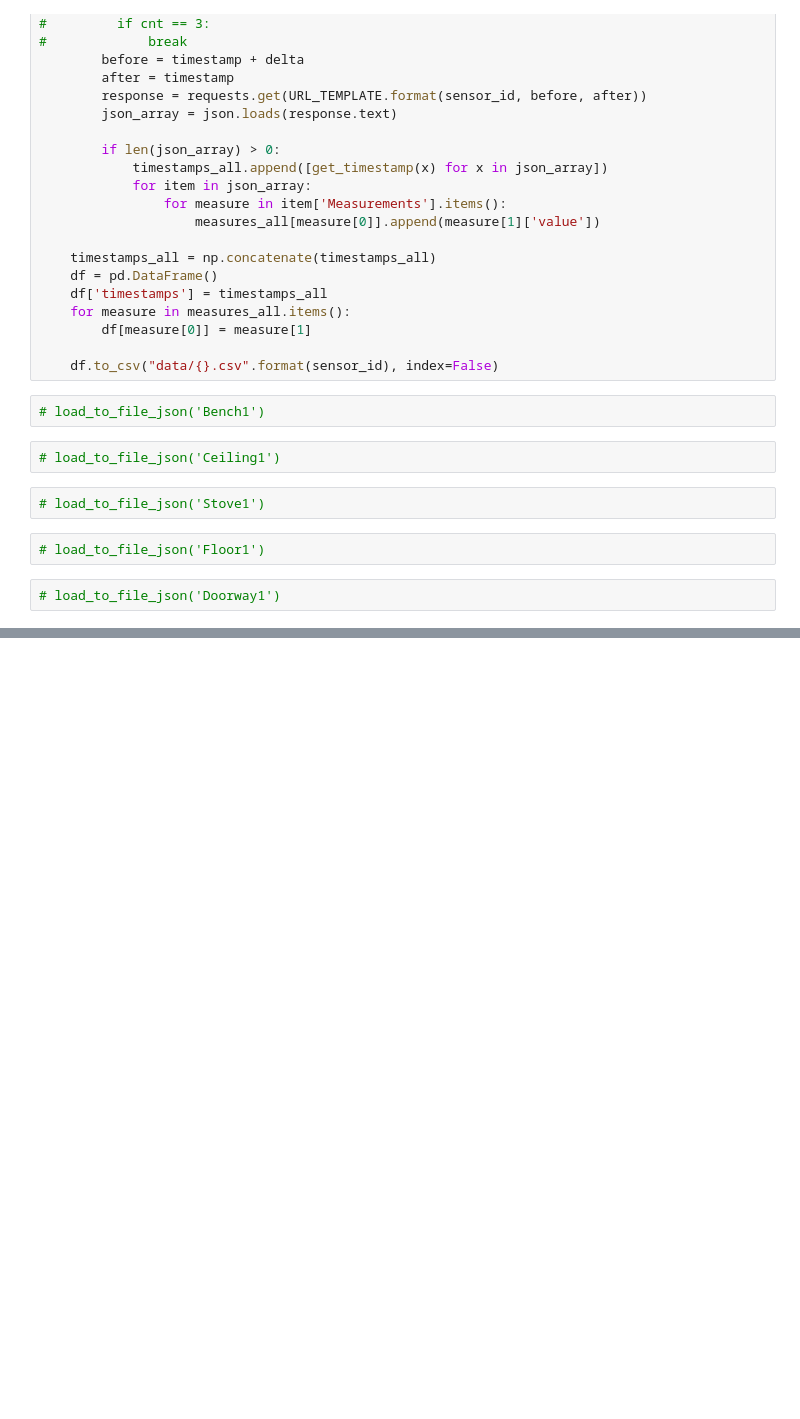
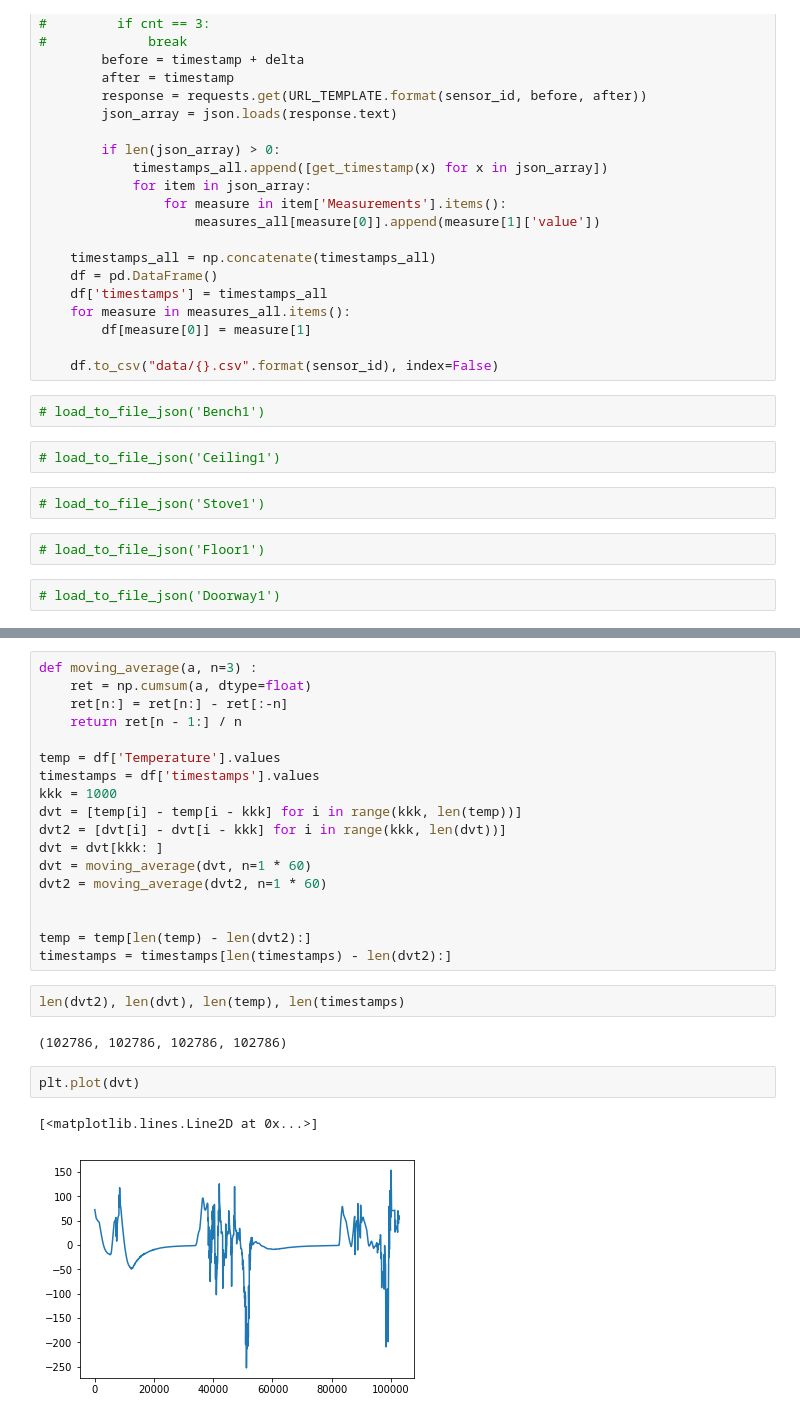
Before and after one commit to ale3otik/JunctionHachTheBanya, a Jupyter notebook: load.ipynb, the cells around one changed output, grey strips where cells are left out. Drawn from its saved outputs; the diff is of its cells as text; blank space fills up the shorter version.

```diff
--- a/load.ipynb
+++ b/load.ipynb
@@ -105,0 +132,27 @@ df
+# %%
+def moving_average(a, n=3) :
+    ret = np.cumsum(a, dtype=float)
+    ret[n:] = ret[n:] - ret[:-n]
+    return ret[n - 1:] / n
+
+temp = df['Temperature'].values
+timestamps = df['timestamps'].values
+kkk = 1000
+dvt = [temp[i] - temp[i - kkk] for i in range(kkk, len(temp))]
+dvt2 = [dvt[i] - dvt[i - kkk] for i in range(kkk, len(dvt))]
+dvt = dvt[kkk: ]
+dvt = moving_average(dvt, n=1 * 60)
+dvt2 = moving_average(dvt2, n=1 * 60)
+
+
+temp = temp[len(temp) - len(dvt2):]
+timestamps = timestamps[len(timestamps) - len(dvt2):]
+# %%
+len(dvt2), len(dvt), len(temp), len(timestamps)
+# %% [output]
+(102786, 102786, 102786, 102786)
+# %%
+plt.plot(dvt)
+# %% [output]
+[<matplotlib.lines.Line2D at 0x...>]
+[figure, added]
```
Also changed, not shown: parts of 18 cells of this notebook.
